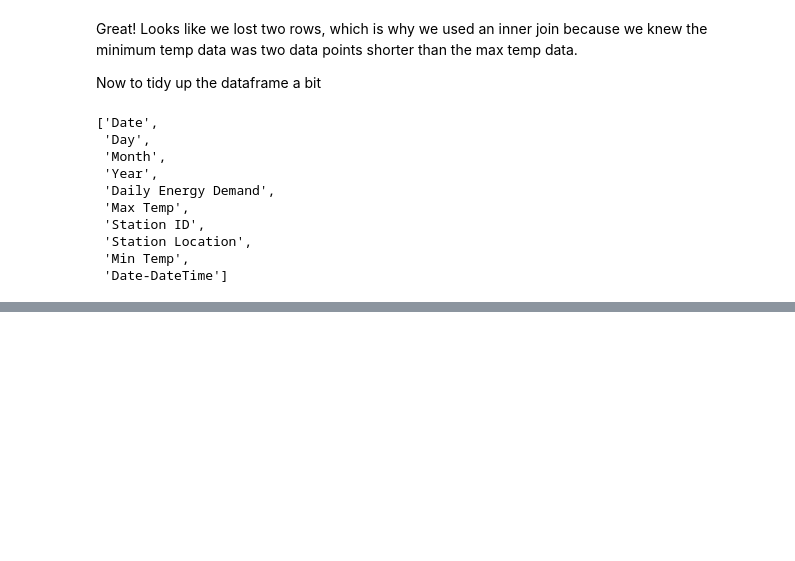
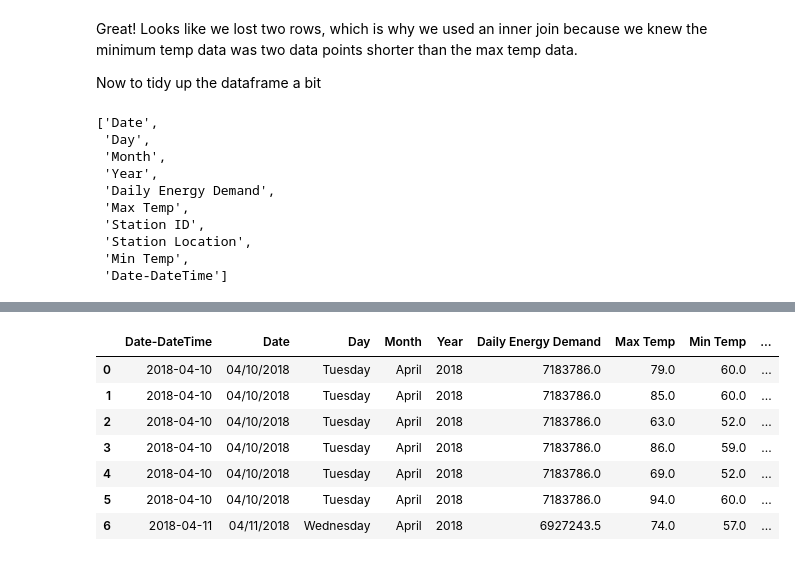
Before and after one commit to AuroraGinzburg/ML_Portfolio, a Jupyter notebook: Portfolio Projects/Weather and Energy/Energy Data Workup-All Data.ipynb, the cells around one changed output, grey strips where cells are left out. Cells and saved outputs as stored; diff of their text form; code cells hidden in the pictures; blank space fills up the shorter version.

```diff
--- a/Portfolio Projects/Weather and Energy/Energy Data Workup-All Data.ipynb
+++ b/Portfolio Projects/Weather and Energy/Energy Data Workup-All Data.ipynb
@@ -629,2 +598,13 @@ masterdf3.head(12)
 # %%
 masterdf3.to_csv('WeatherandEnergyData.csv')
+# %%
+masterdf3.head(7)
+# %% [output]
+|  | Date-DateTime | Date | Day | Month | Year | Daily Energy Demand | Max Temp | Min Temp | ... |
+| 0 | 2018-04-10 | 04/10/2018 | Tuesday | April | 2018 | 7183786.0 | 79.0 | 60.0 | ... |
+| 1 | 2018-04-10 | 04/10/2018 | Tuesday | April | 2018 | 7183786.0 | 85.0 | 60.0 | ... |
+| 2 | 2018-04-10 | 04/10/2018 | Tuesday | April | 2018 | 7183786.0 | 63.0 | 52.0 | ... |
+| 3 | 2018-04-10 | 04/10/2018 | Tuesday | April | 2018 | 7183786.0 | 86.0 | 59.0 | ... |
+| 4 | 2018-04-10 | 04/10/2018 | Tuesday | April | 2018 | 7183786.0 | 69.0 | 52.0 | ... |
+| 5 | 2018-04-10 | 04/10/2018 | Tuesday | April | 2018 | 7183786.0 | 94.0 | 60.0 | ... |
+| 6 | 2018-04-11 | 04/11/2018 | Wednesday | April | 2018 | 6927243.5 | 74.0 | 57.0 | ... |
```
Also changed, not shown: parts of 5 cells of this notebook.
